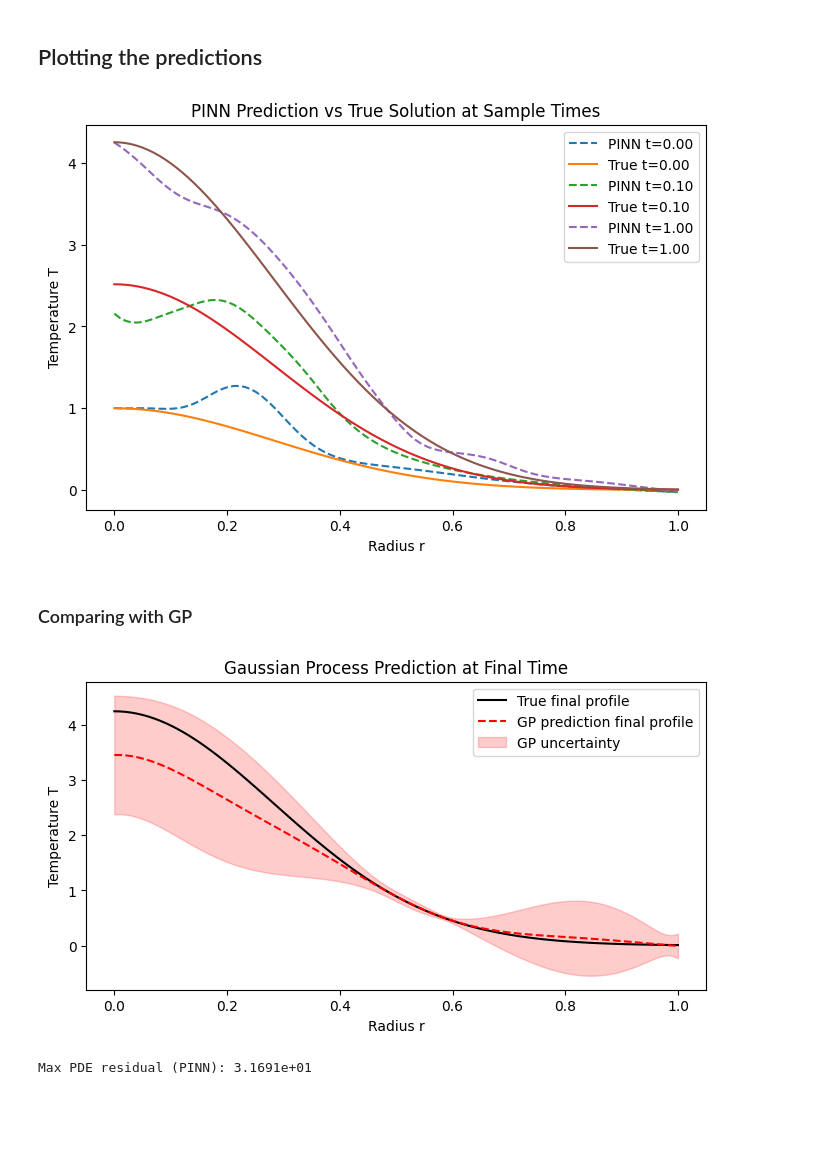
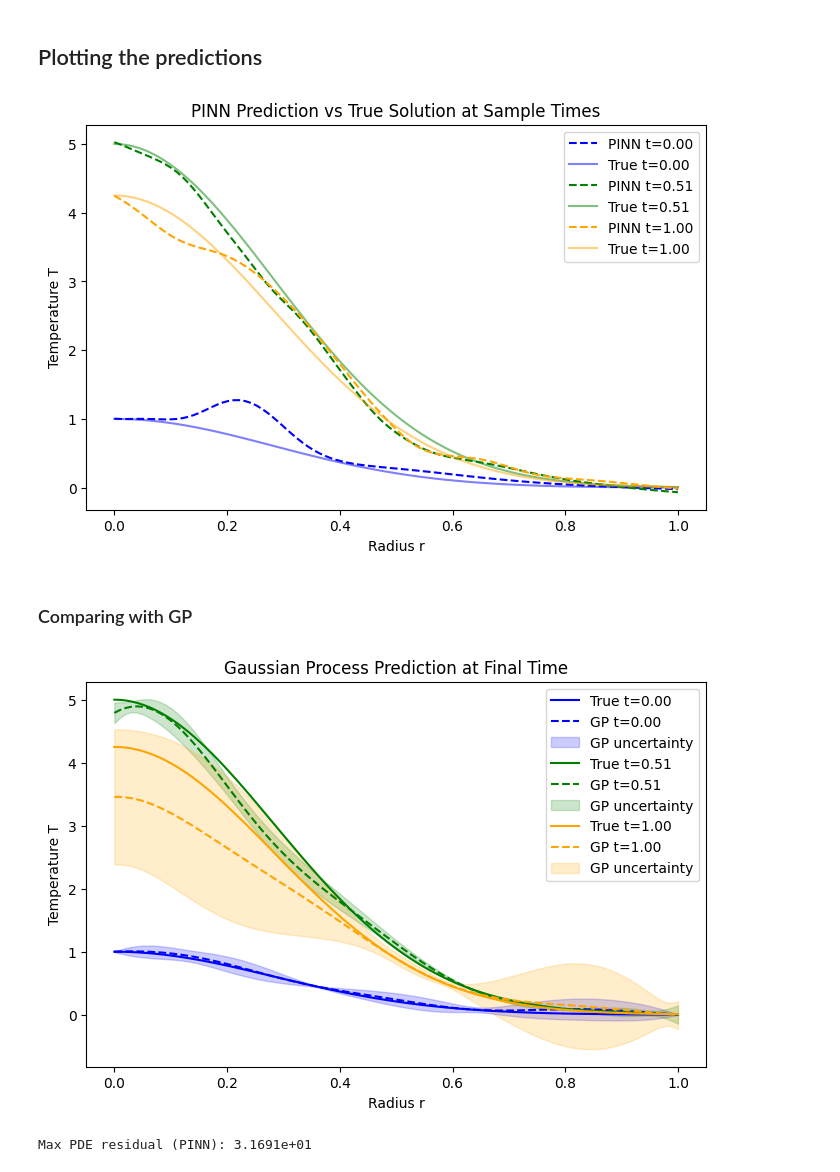
Before and after one commit to TongmengXie/plasma_temp, a Jupyter notebook: codes/PINN_Plasma_Evolution_Prediction.ipynb, the cells around one changed output. Drawn from its saved outputs; the diff is of its cells as text; code cells hidden in the pictures; blank space fills up the shorter version.

Commit message:
improved plots for better comparison

```diff
--- a/codes/PINN_Plasma_Evolution_Prediction.ipynb
+++ b/codes/PINN_Plasma_Evolution_Prediction.ipynb
@@ -231,43 +231,50 @@ with torch.no_grad():
 pinn_pred = pinn_pred.reshape(len(t_vals), len(r_vals))
 
 true_T = realistic_temperature(R, T_grid)
-
+color_scheme = {0: 'blue', 50: 'green', 99: 'orange'}
 plt.figure(figsize=(8,5))
-for ti in [0, 10, 99]:
-    plt.plot(r_vals, pinn_pred[ti,:], '--', label=f'PINN t={t_vals[ti]:.2f}')
-    plt.plot(r_vals, true_T[ti,:], '-', label=f'True t={t_vals[ti]:.2f}')
+for ti, colour in color_scheme.items():
+    plt.plot(r_vals, pinn_pred[ti,:], '--', label=f'PINN t={t_vals[ti]:.2f}', color=colour)
+    plt.plot(r_vals, true_T[ti,:], '-', label=f'True t={t_vals[ti]:.2f}', color=colour, alpha=0.5)
 plt.xlabel('Radius r')
 plt.ylabel('Temperature T')
 plt.title('PINN Prediction vs True Solution at Sample Times')
 plt.legend()
 plt.show()
 # %% [output]
-[figure, old version]
+[figure, new version]
 # %% [markdown]
 ### Comparing with GP
+# %%
+r_vals = np.linspace(0, 1, 100)
+t_vals = np.linspace(0, 1, 100)
 # %%
 X_train = np.stack([r_train, t_train], axis=1)
 Y_train = T_train.reshape(-1, 1)
 kernel = RBF(length_scale=0.2, length_scale_bounds=(1e-3, 1e3)) + WhiteKernel(noise_level=1e-4)
 gp = GaussianProcessRegressor(kernel=kernel, alpha=0.0).fit(X_train, Y_train)
 
 X_grid = np.stack([R.flatten(), T_grid.flatten()], axis=1)
 gp_pred, gp_std = gp.predict(X_grid, return_std=True)
 gp_pred = gp_pred.reshape(len(t_vals), len(r_vals))
 gp_std = gp_std.reshape(len(t_vals), len(r_vals))
 
+plt.figure(figsize=(8,5))
+# plt.plot(r_vals, true_T[-1,:], 'k-', label=f'True t={t_vals[-1]:.2f}')
+# plt.plot(r_vals, gp_pred[-1,:], 'r--', label='GP prediction final profile')
+colour_scheme = {0: 'blue', 50: 'green', 99: 'orange'}
 t_index = -1  # final time
-plt.figure(figsize=(8,4))
-plt.plot(r_vals, true_T[-1,:], 'k-', label='True final profile')
-plt.plot(r_vals, gp_pred[-1,:], 'r--', label='GP prediction final profile')
-plt.fill_between(r_vals, gp_pred[-1,:]-2*gp_std[-1,:], gp_pred[-1,:]+2*gp_std[-1,:], color='r', alpha=0.2, label='GP uncertainty')
+for ti, colour in colour_scheme.items():
+    plt.plot(r_vals, true_T[ti,:], 'k-', label=f'True t={t_vals[ti]:.2f}', color=colour)
+    plt.plot(r_vals, gp_pred[ti,:], '--', label=f'GP t={t_vals[ti]:.2f}', color=colour)
+    plt.fill_between(r_vals, gp_pred[ti,:]-2*gp_std[ti,:], gp_pred[ti,:]+2*gp_std[ti,:], color=colour, alpha=0.2, label='GP uncertainty')
 plt.xlabel('Radius r')
 plt.ylabel('Temperature T')
 plt.title('Gaussian Process Prediction at Final Time')
 plt.legend()
 plt.show()
 # %% [output]
-[figure, old version]
+[figure, new version]
 # %%
 RT_t = torch.tensor(np.stack([R.flatten(), T_grid.flatten()], axis=1), dtype=torch.float32, device=device)
 # with torch.no_grad():
```
Also changed, not shown: parts of 1 cell of this notebook.
